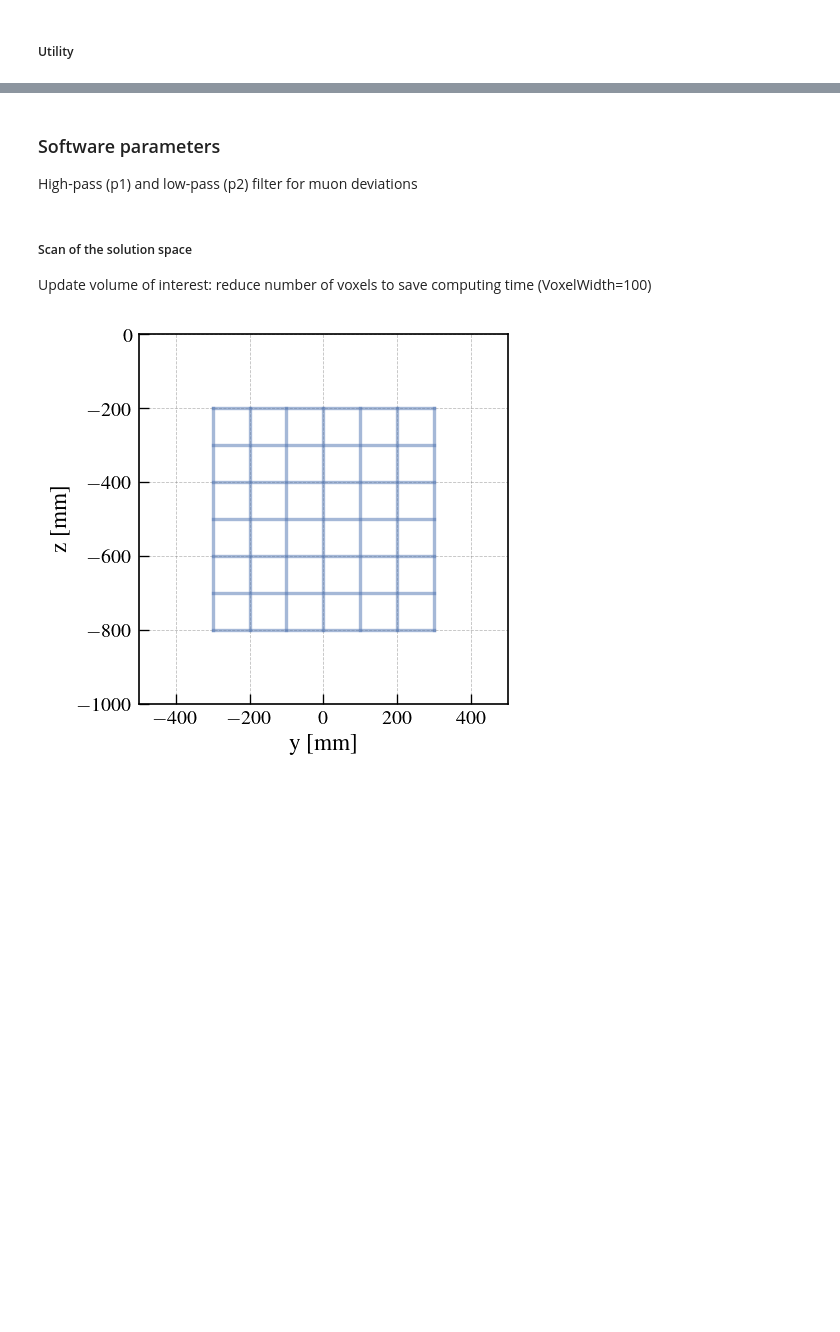
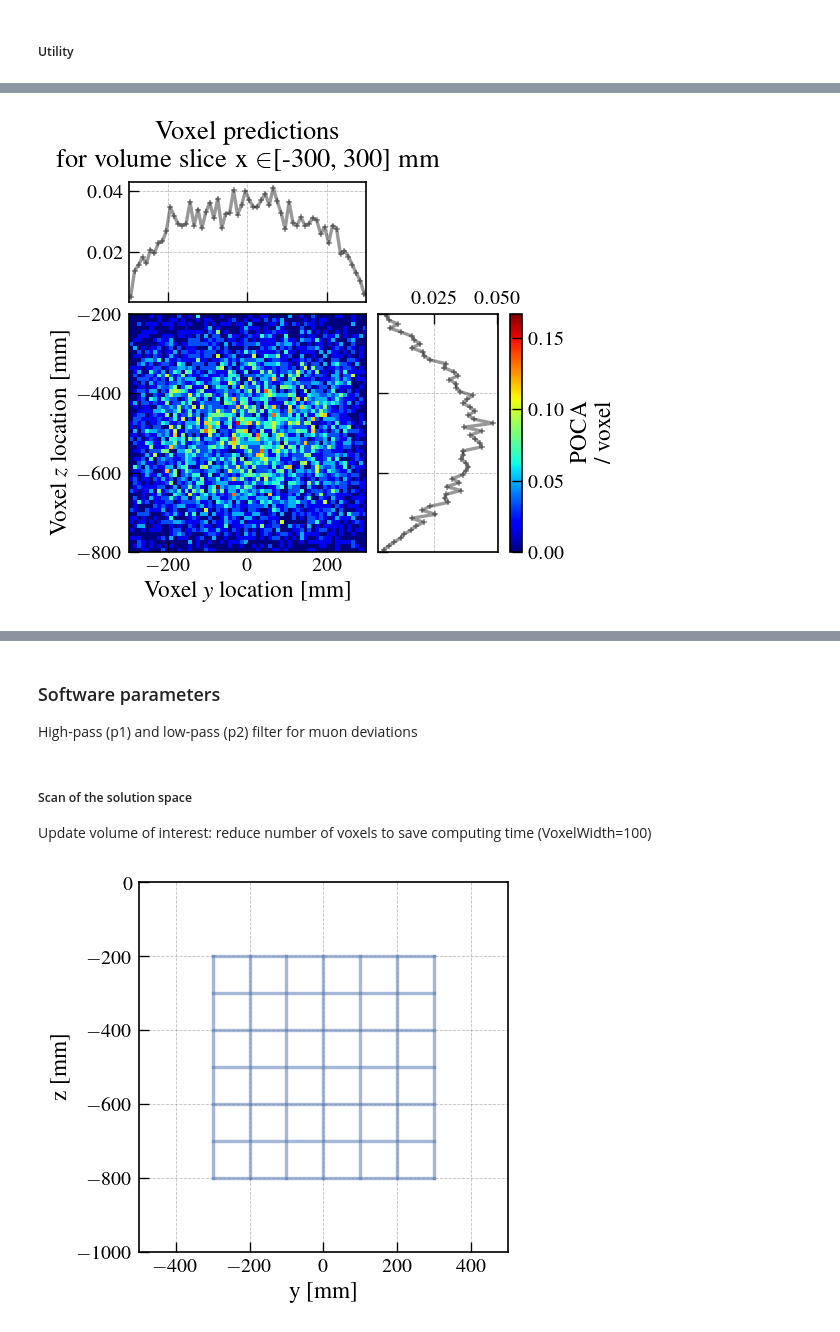
Before and after one commit to MaximeLagrange/muograph, a Jupyter notebook: Analysis.ipynb, the cells around one changed output, grey strips where cells are left out. Drawn from its saved outputs; the diff is of its cells as text; code cells hidden in the pictures; blank space fills up the shorter version.

```diff
--- a/Analysis.ipynb
+++ b/Analysis.ipynb
@@ -1653,0 +2074,82 @@ print("Utility = " + str(int(U2)))
+# %%
+##### Panel separation and size
+
+i = np.unravel_index(np.argmax(U, axis=None), U.shape)
+
+print(float(p3[i[0]]))
+print(float(p4[i[1]]))
+
+H = GenPanels(float(p3[i[0]]), a, float(p4[i[1]]),
+              hits_1_df_original, hits_2_df_original,
+              tracks_1_df_original, tracks_2_df_original, Plot=False)
+
+H1 = {'X0': H[0],
+      'Y0': H[1],
+      'Z0': H[2],
+      'X1': H[3],
+      'Y1': H[4],
+      'Z1': H[5]}
+
+H2 = {'X2': H[6+0],
+      'Y2': H[6+1],
+      'Z2': H[6+2],
+      'X3': H[6+3],
+      'Y3': H[6+4],
+      'Z3': H[6+5]}
+
+H1 = pd.DataFrame(H1)
+H2 = pd.DataFrame(H2)
+
+hits_1 = Hits(
+    data = H1,  # The pd data frame
+    plane_labels = (0, 1),  # Hits trajectory 1
+    input_unit = "mm",  # The distance unit in the csv file.
+    spatial_res = SR_p,  # The spatial resolution along x, y and z in mm.
+    # efficiency = 3.93,
+)
+
+tracks_1 = Tracking(label="above", hits=hits_1)
+
+hits_2 = Hits(
+    data = H2,  # The pd data frame
+    plane_labels = (2, 3),  # Hits trajectory 2
+    input_unit = "mm",  # The distance unit in the csv file.
+    spatial_res = SR_p,  # The spatial resolution along x, y and z in mm.
+    # efficiency = 3.93,
+)
+
+tracks_2 = Tracking(label="below", hits=hits_2)
+
+tracks_1_df = tracks_1.df
+tracks_2_df = tracks_2.df
+
+
+##### POCA
+mst = TrackingMST(trackings=(tracks_1, tracks_2))
+
+poca = POCA(tracking=mst, voi=voi, output_dir="../output_test/")
+
+# Choose a dimension to project along (0 = x, 1 = y, 2 = z)
+for dim in range(0, 3):
+    poca.plot_pred_slice(
+        voi=voi,  # The volume of interest
+        xyz_voxel_preds=poca.n_poca_per_vox,  # The voxelized predictions to plot
+        voi_slice=(0, voi.n_vox_xyz[dim]-1), # Choose a range of voxels to plot along the desired direction
+        dim = dim, # The dimension to project along
+        figname = resolution + "_BestUtility_HW", # The name of the figure to Save
+        pred_label="POCA \n/ voxel",
+        pred_unit="",
+    )
+
+print(poca)
+
+##### Utility
+
+Nt = torch.sum(poca.n_poca_per_vox[Vix_t, :, :][:, Viy_t, :][:, :, Viz_t])
+Nb = torch.sum(poca.n_poca_per_vox) - Nt
+# Nb = torch.sum(poca.n_poca_per_vox[Vix_b, :, :][:, Viy_b, :][:, :, Viz_b]) # Not the rest of the voi, but the rest of the volume between detectors in geant4
+
+U2 = poisson_LRT(Nt, Vt, Nb, Vb)
+
+print("Utility = " + str(int(U2)))
+# %% [output]
@@ -1653,0 +2175 @@ print("Utility = " + str(int(U2)))
+[figure, new version]
```
Also changed, not shown: parts of 60 cells of this notebook.
